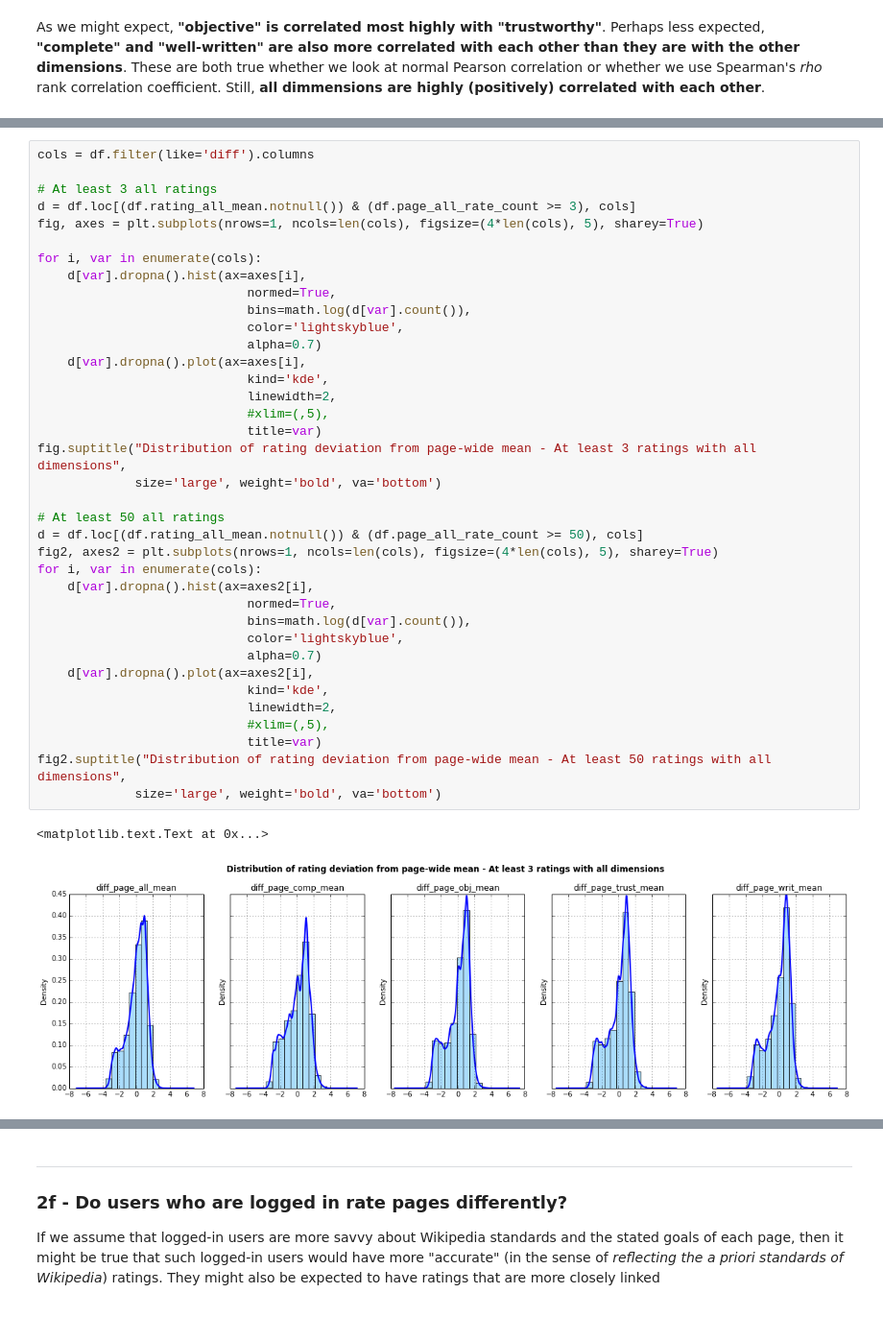
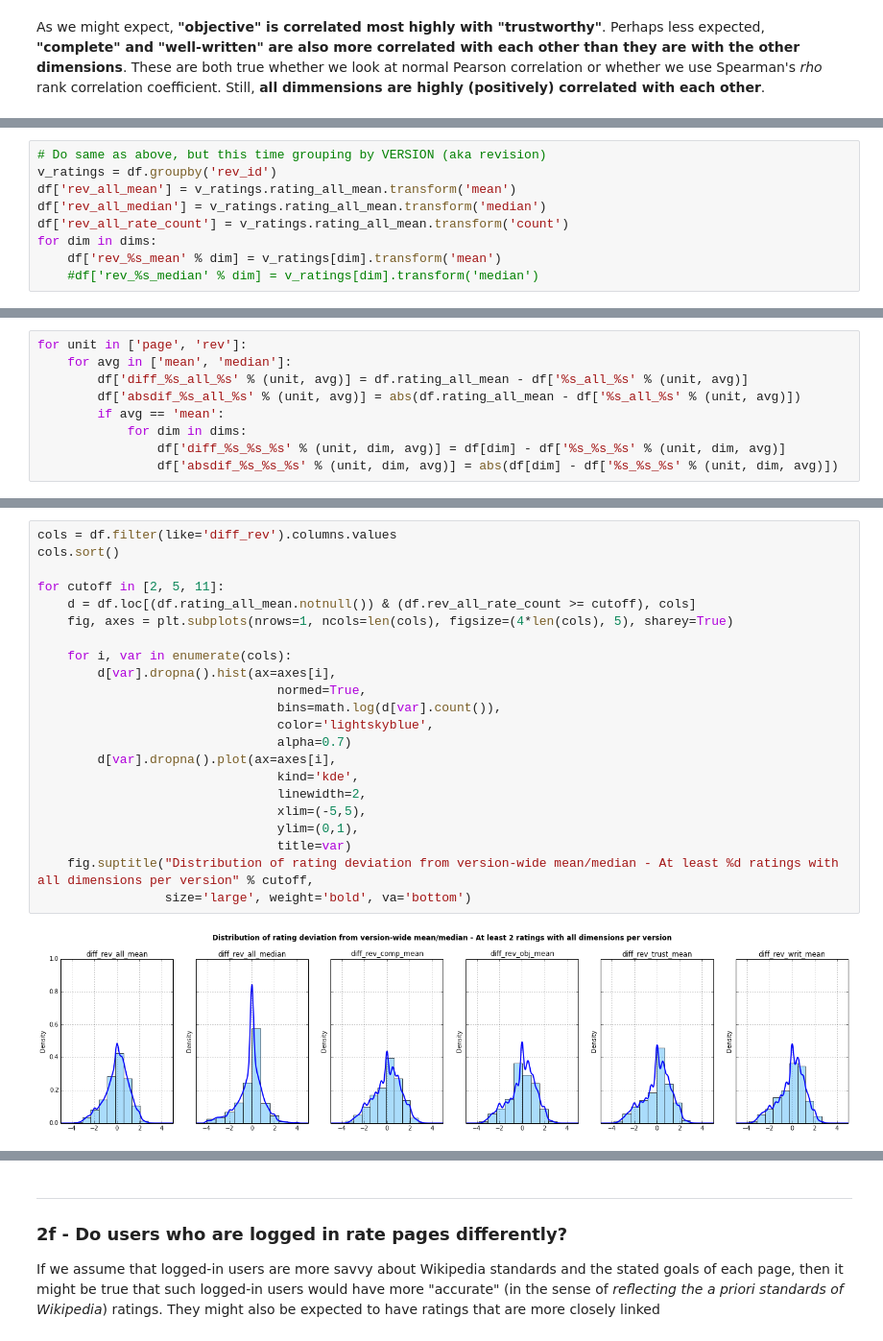
Before and after one commit to bkfunk/rating_wiki, a Jupyter notebook: Explore Ratings.ipynb, the cells around one changed output, grey strips where cells are left out. Shown at 96% size. Cells and saved outputs as stored; diff of their text form.

```diff
--- a/Explore Ratings.ipynb
+++ b/Explore Ratings.ipynb
@@ -431,0 +477,9 @@ for dim in dims:
+# %%
+# Do same as above, but this time grouping by VERSION (aka revision)
+v_ratings = df.groupby('rev_id')
+df['rev_all_mean'] = v_ratings.rating_all_mean.transform('mean')
+df['rev_all_median'] = v_ratings.rating_all_mean.transform('median')
+df['rev_all_rate_count'] = v_ratings.rating_all_mean.transform('count')
+for dim in dims:
+    df['rev_%s_mean' % dim] = v_ratings[dim].transform('mean')
+    #df['rev_%s_median' % dim] = v_ratings[dim].transform('median')
@@ -431,0 +492,9 @@ for dim in dims:
+# %%
+for unit in ['page', 'rev']:
+    for avg in ['mean', 'median']:
+        df['diff_%s_all_%s' % (unit, avg)] = df.rating_all_mean - df['%s_all_%s' % (unit, avg)]
+        df['absdif_%s_all_%s' % (unit, avg)] = abs(df.rating_all_mean - df['%s_all_%s' % (unit, avg)])
+        if avg == 'mean':
+            for dim in dims:
+                df['diff_%s_%s_%s' % (unit, dim, avg)] = df[dim] - df['%s_%s_%s' % (unit, dim, avg)]
+                df['absdif_%s_%s_%s' % (unit, dim, avg)] = abs(df[dim] - df['%s_%s_%s' % (unit, dim, avg)])
@@ -432,40 +680,24 @@ for dim in dims:
 # %%
-cols = df.filter(like='diff').columns
+cols = df.filter(like='diff_rev').columns.values
+cols.sort()
 
-# At least 3 all ratings
-d = df.loc[(df.rating_all_mean.notnull()) & (df.page_all_rate_count >= 3), cols]
-fig, axes = plt.subplots(nrows=1, ncols=len(cols), figsize=(4*len(cols), 5), sharey=True)
+for cutoff in [2, 5, 11]:
+    d = df.loc[(df.rating_all_mean.notnull()) & (df.rev_all_rate_count >= cutoff), cols]
+    fig, axes = plt.subplots(nrows=1, ncols=len(cols), figsize=(4*len(cols), 5), sharey=True)
 
-for i, var in enumerate(cols):
-    d[var].dropna().hist(ax=axes[i],
-                            normed=True,
-                            bins=math.log(d[var].count()),
-                            color='lightskyblue',
-                            alpha=0.7)
-    d[var].dropna().plot(ax=axes[i],
-                            kind='kde',
-                            linewidth=2,
-                            #xlim=(,5),
-                            title=var)
-fig.suptitle("Distribution of rating deviation from page-wide mean - At least 3 ratings with all dimensions",
-             size='large', weight='bold', va='bottom')
-
-# At least 50 all ratings
-d = df.loc[(df.rating_all_mean.notnull()) & (df.page_all_rate_count >= 50), cols]
-fig2, axes2 = plt.subplots(nrows=1, ncols=len(cols), figsize=(4*len(cols), 5), sharey=True)
-for i, var in enumerate(cols):
-    d[var].dropna().hist(ax=axes2[i],
-                            normed=True,
-                            bins=math.log(d[var].count()),
-                            color='lightskyblue',
-                            alpha=0.7)
-    d[var].dropna().plot(ax=axes2[i],
-                            kind='kde',
-                            linewidth=2,
-                            #xlim=(,5),
-                            title=var)
-fig2.suptitle("Distribution of rating deviation from page-wide mean - At least 50 ratings with all dimensions",
-             size='large', weight='bold', va='bottom')
+    for i, var in enumerate(cols):
+        d[var].dropna().hist(ax=axes[i],
+                                normed=True,
+                                bins=math.log(d[var].count()),
+                                color='lightskyblue',
+                                alpha=0.7)
+        d[var].dropna().plot(ax=axes[i],
+                                kind='kde',
+                                linewidth=2,
+                                xlim=(-5,5),
+                                ylim=(0,1),
+                                title=var)
+    fig.suptitle("Distribution of rating deviation from version-wide mean/median - At least %d ratings with all dimensions per version" % cutoff,
+                 size='large', weight='bold', va='bottom')
 # %% [output]
-<matplotlib.text.Text at 0x...>
-[figure, old version]
+[figure, new version]
```
Also changed, not shown: parts of 50 cells of this notebook.
